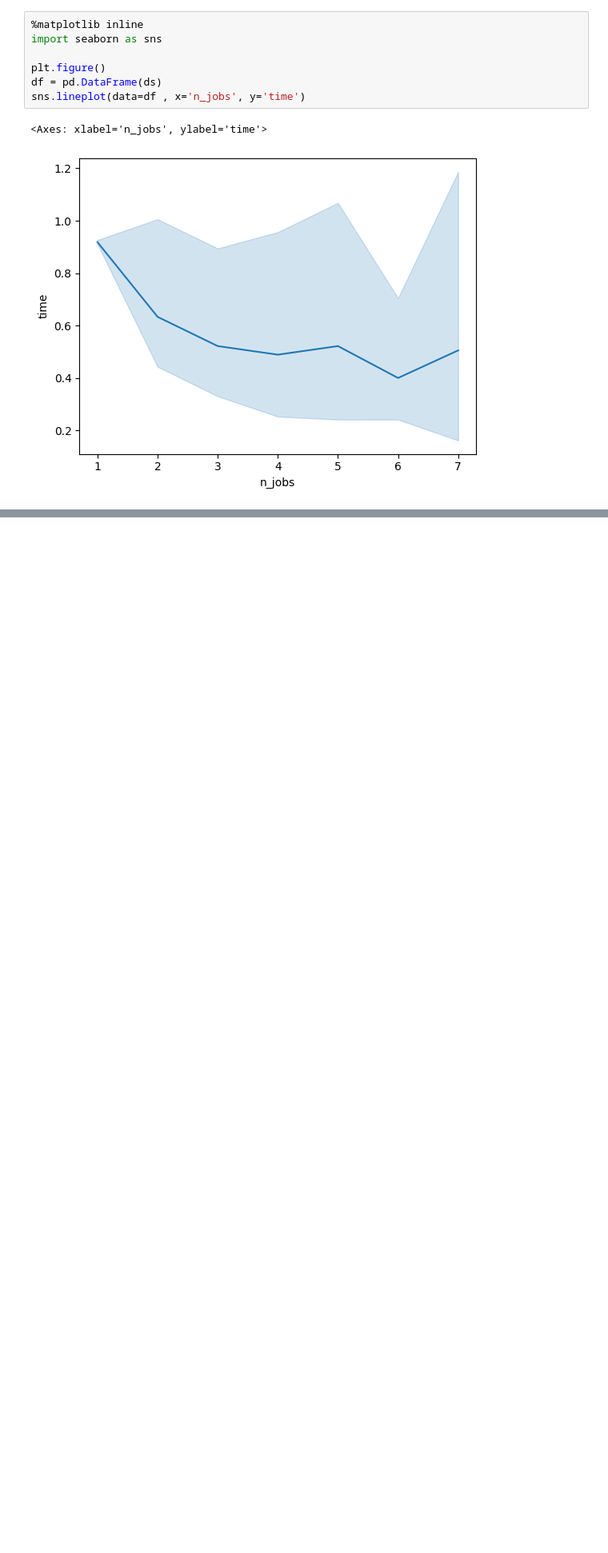
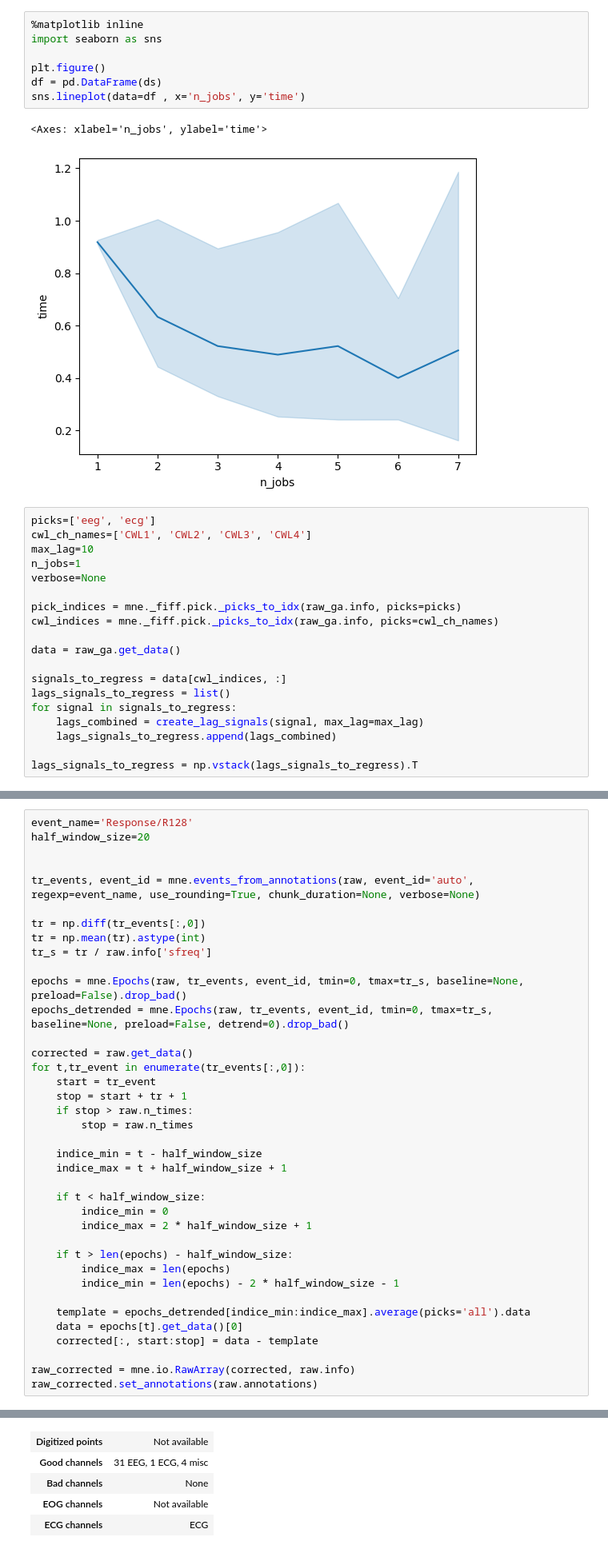
Before and after one commit to maevamoyne/neuxus_test, a Jupyter notebook: regression.ipynb, the cells around one changed output, grey strips where cells are left out. Shown: that part at 80% size. Drawn from its saved outputs; the diff is of its cells as text; blank space fills up the shorter version.

```diff
--- a/regression.ipynb
+++ b/regression.ipynb
@@ -251,3 +263,22 @@ sns.lineplot(data=df , x='n_jobs', y='time')
 # %% [output]
 <Axes: xlabel='n_jobs', ylabel='time'>
 [figure]
+# %%
+picks=['eeg', 'ecg']
+cwl_ch_names=['CWL1', 'CWL2', 'CWL3', 'CWL4']
+max_lag=10
+n_jobs=1
+verbose=None
+
+pick_indices = mne._fiff.pick._picks_to_idx(raw_ga.info, picks=picks)
+cwl_indices = mne._fiff.pick._picks_to_idx(raw_ga.info, picks=cwl_ch_names)
+
+data = raw_ga.get_data()
+
+signals_to_regress = data[cwl_indices, :]
+lags_signals_to_regress = list()
+for signal in signals_to_regress:
+    lags_combined = create_lag_signals(signal, max_lag=max_lag)
+    lags_signals_to_regress.append(lags_combined)
+
+lags_signals_to_regress = np.vstack(lags_signals_to_regress).T
@@ -253,0 +299,39 @@ sns.lineplot(data=df , x='n_jobs', y='time')
+# %%
+event_name='Response/R128'
+half_window_size=20
+
+
+tr_events, event_id = mne.events_from_annotations(raw, event_id='auto', regexp=event_name, use_rounding=True, chunk_duration=None, verbose=None)
+
+tr = np.diff(tr_events[:,0])
+tr = np.mean(tr).astype(int)
+tr_s = tr / raw.info['sfreq']
+
+epochs = mne.Epochs(raw, tr_events, event_id, tmin=0, tmax=tr_s, baseline=None, preload=False).drop_bad()
+epochs_detrended = mne.Epochs(raw, tr_events, event_id, tmin=0, tmax=tr_s, baseline=None, preload=False, detrend=0).drop_bad()
+
+corrected = raw.get_data()
+for t,tr_event in enumerate(tr_events[:,0]):
+    start = tr_event
+    stop = start + tr + 1
+    if stop > raw.n_times:
+        stop = raw.n_times
+
+    indice_min = t - half_window_size
+    indice_max = t + half_window_size + 1
+
+    if t < half_window_size:
+        indice_min = 0
+        indice_max = 2 * half_window_size + 1
+
+    if t > len(epochs) - half_window_size:
+        indice_max = len(epochs)
+        indice_min = len(epochs) - 2 * half_window_size - 1
+
+    template = epochs_detrended[indice_min:indice_max].average(picks='all').data
+    data = epochs[t].get_data()[0]
+    corrected[:, start:stop] = data - template
+
+raw_corrected = mne.io.RawArray(corrected, raw.info)
+raw_corrected.set_annotations(raw.annotations)
+# %% [output]
@@ -253,0 +360,5 @@ sns.lineplot(data=df , x='n_jobs', y='time')
+| Digitized points | Not available |
+| Good channels | 31 EEG, 1 ECG, 4 misc |
+| Bad channels | None |
+| EOG channels | Not available |
+| ECG channels | ECG |
```
Also changed, not shown: parts of 9 cells of this notebook, 3 other files.
